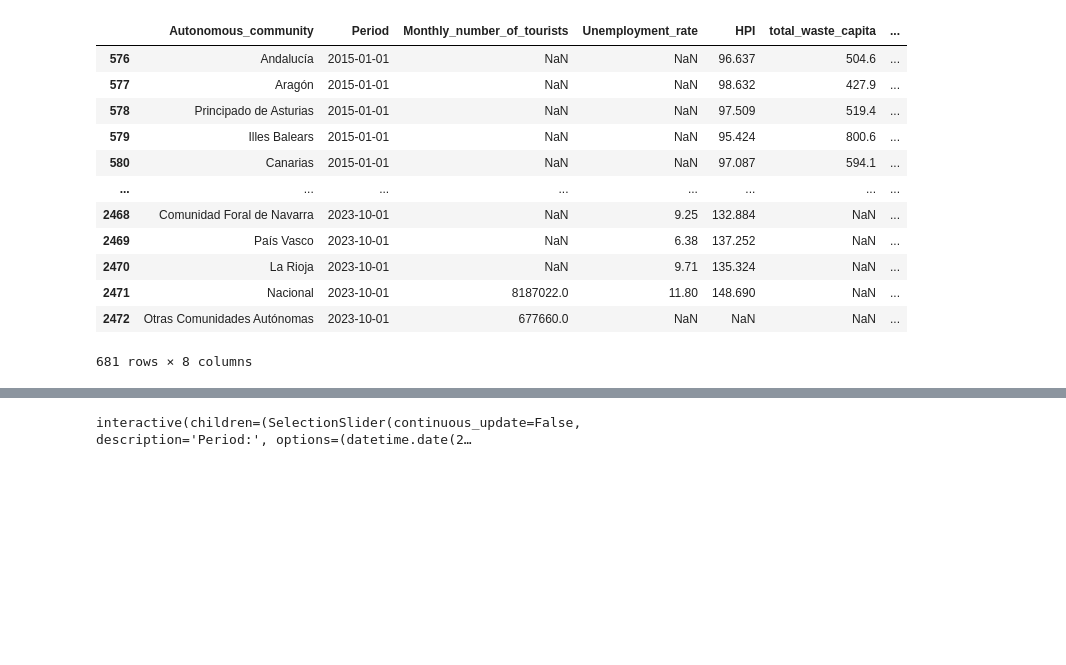
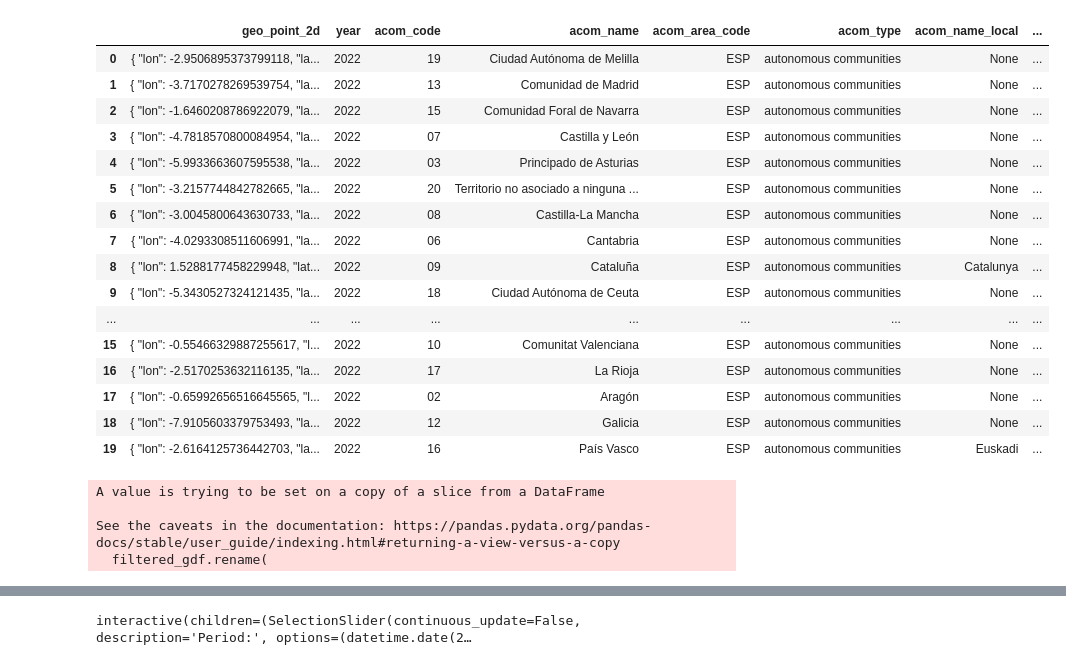
Before and after one commit to haruhiysd/QM-Group-Project, a Jupyter notebook: quarterly_map.ipynb, the cells around one changed output, grey strips where cells are left out. Cells and saved outputs as stored; diff of their text form; code cells hidden in the pictures; blank space fills up the shorter version.

```diff
--- a/quarterly_map.ipynb
+++ b/quarterly_map.ipynb
@@ -65,18 +65,24 @@ df_filtered['Autonomous_community'] = (
     df_filtered['Autonomous_community']
     .replace(rename_dict)
 )
-df_filtered
-# %% [output]
-|  | Autonomous_community | Period | Monthly_number_of_tourists | Unemployment_rate | HPI | total_waste_capita | ... |
-| 576 | Andalucía | 2015-01-01 | NaN | NaN | 96.637 | 504.6 | ... |
-| 577 | Aragón | 2015-01-01 | NaN | NaN | 98.632 | 427.9 | ... |
-| 578 | Principado de Asturias | 2015-01-01 | NaN | NaN | 97.509 | 519.4 | ... |
-| 579 | Illes Balears | 2015-01-01 | NaN | NaN | 95.424 | 800.6 | ... |
-| 580 | Canarias | 2015-01-01 | NaN | NaN | 97.087 | 594.1 | ... |
-| ... | ... | ... | ... | ... | ... | ... | ... |
-| 2468 | Comunidad Foral de Navarra | 2023-10-01 | NaN | 9.25 | 132.884 | NaN | ... |
-| 2469 | País Vasco | 2023-10-01 | NaN | 6.38 | 137.252 | NaN | ... |
-| 2470 | La Rioja | 2023-10-01 | NaN | 9.71 | 135.324 | NaN | ... |
-| 2471 | Nacional | 2023-10-01 | 8187022.0 | 11.80 | 148.690 | NaN | ... |
-| 2472 | Otras Comunidades Autónomas | 2023-10-01 | 677660.0 | NaN | NaN | NaN | ... |
-681 rows × 8 columns
+# %%
+gdf_spain = gpd.read_file('/georef-spain-comunidad-autonoma.geojson')
+gdf_spain
+# %% [output]
+|  | geo_point_2d | year | acom_code | acom_name | acom_area_code | acom_type | acom_name_local | ... |
+| 0 | { "lon": -2.9506895373799118, "la... | 2022 | 19 | Ciudad Autónoma de Melilla | ESP | autonomous communities | None | ... |
+| 1 | { "lon": -3.7170278269539754, "la... | 2022 | 13 | Comunidad de Madrid | ESP | autonomous communities | None | ... |
+| 2 | { "lon": -1.6460208786922079, "la... | 2022 | 15 | Comunidad Foral de Navarra | ESP | autonomous communities | None | ... |
+| 3 | { "lon": -4.7818570800084954, "la... | 2022 | 07 | Castilla y León | ESP | autonomous communities | None | ... |
+| 4 | { "lon": -5.9933663607595538, "la... | 2022 | 03 | Principado de Asturias | ESP | autonomous communities | None | ... |
+| 5 | { "lon": -3.2157744842782665, "la... | 2022 | 20 | Territorio no asociado a ninguna ... | ESP | autonomous communities | None | ... |
+| 6 | { "lon": -3.0045800643630733, "la... | 2022 | 08 | Castilla-La Mancha | ESP | autonomous communities | None | ... |
+| 7 | { "lon": -4.0293308511606991, "la... | 2022 | 06 | Cantabria | ESP | autonomous communities | None | ... |
+| 8 | { "lon": 1.5288177458229948, "lat... | 2022 | 09 | Cataluña | ESP | autonomous communities | Catalunya | ... |
+| 9 | { "lon": -5.3430527324121435, "la... | 2022 | 18 | Ciudad Autónoma de Ceuta | ESP | autonomous communities | None | ... |
+| ... | ... | ... | ... | ... | ... | ... | ... | ... |
+| 15 | { "lon": -0.55466329887255617, "l... | 2022 | 10 | Comunitat Valenciana | ESP | autonomous communities | None | ... |
+| 16 | { "lon": -2.5170253632116135, "la... | 2022 | 17 | La Rioja | ESP | autonomous communities | None | ... |
+| 17 | { "lon": -0.65992656516645565, "l... | 2022 | 02 | Aragón | ESP | autonomous communities | None | ... |
+| 18 | { "lon": -7.9105603379753493, "la... | 2022 | 12 | Galicia | ESP | autonomous communities | None | ... |
+| 19 | { "lon": -2.6164125736442703, "la... | 2022 | 16 | País Vasco | ESP | autonomous communities | Euskadi | ... |
@@ -83,8 +93,13 @@ df_filtered
 # %%
-gdf_spain.rename(
+filtered_gdf.rename(
     columns={
         'acom_name': 'Autonomous_community',
         'year': 'Period',
     },
     inplace=True
 )
+# %% [output]
+A value is trying to be set on a copy of a slice from a DataFrame
+
+See the caveats in the documentation: https://pandas.pydata.org/pandas-docs/stable/user_guide/indexing.html#returning-a-view-versus-a-copy
+  filtered_gdf.rename(
```
Also changed, not shown: parts of 3 cells of this notebook.
